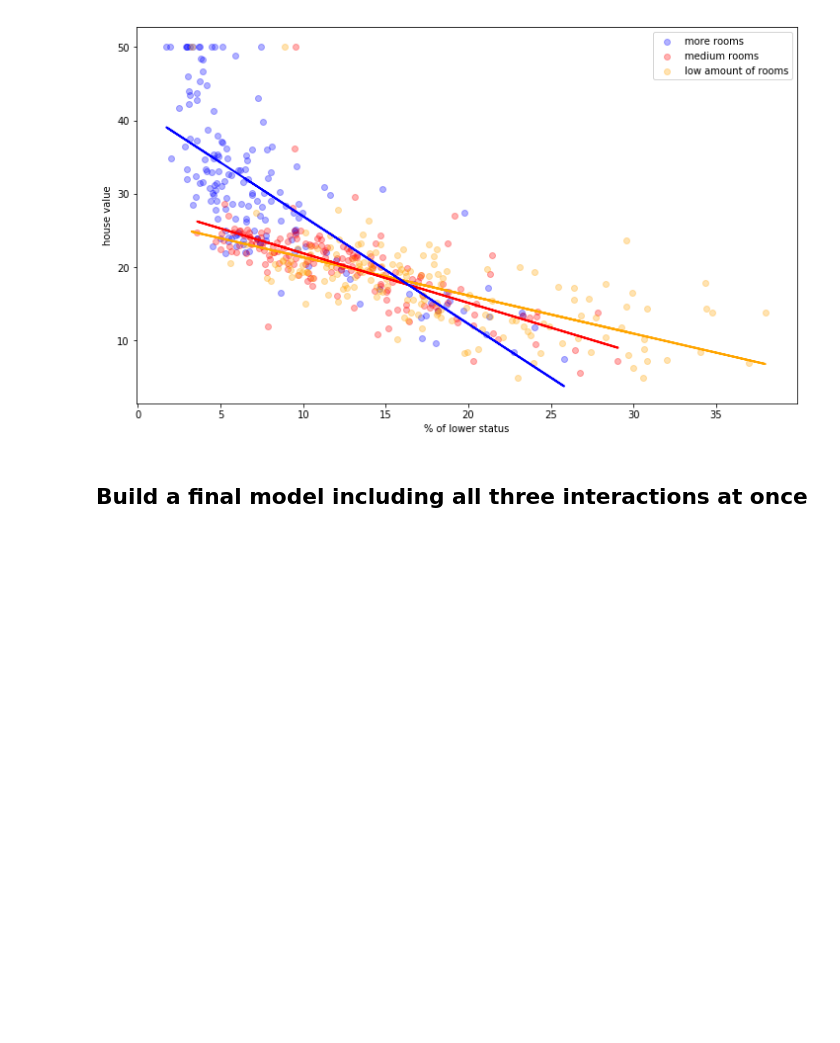
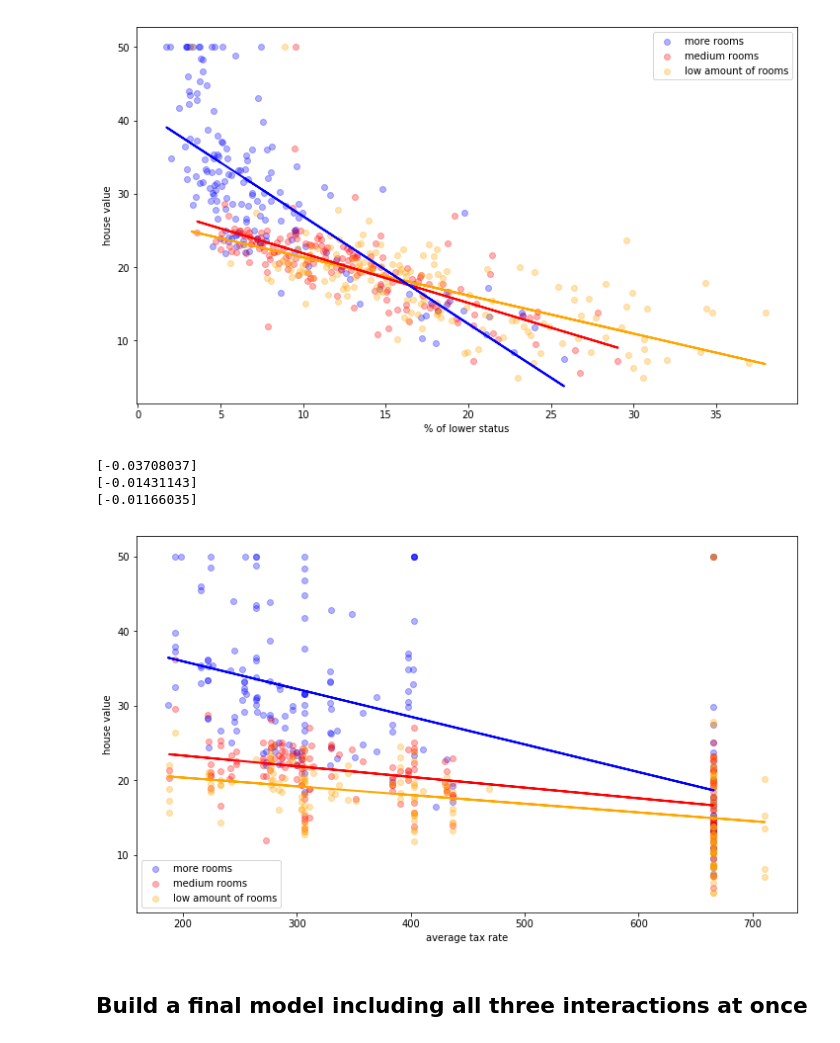
Before and after one commit to jmt0221/dsc-interaction-terms-lab-nyc-ds-082619, a Jupyter notebook: index.ipynb, the cells around one changed output. Cells and saved outputs as stored; diff of their text form; code cells hidden in the pictures; blank space fills up the shorter version.

```diff
--- a/index.ipynb
+++ b/index.ipynb
@@ -121,6 +121,12 @@ build_interaction_rm("LSTAT", "% of lower status")
 [figure]
 # %%
 # second plot
+build_interaction_rm("TAX", "average tax rate")
+# %% [output]
+[-0.03708037]
+[-0.01431143]
+[-0.01166035]
+[figure, added]
 # %%
 # third plot
 # %% [markdown]
```
